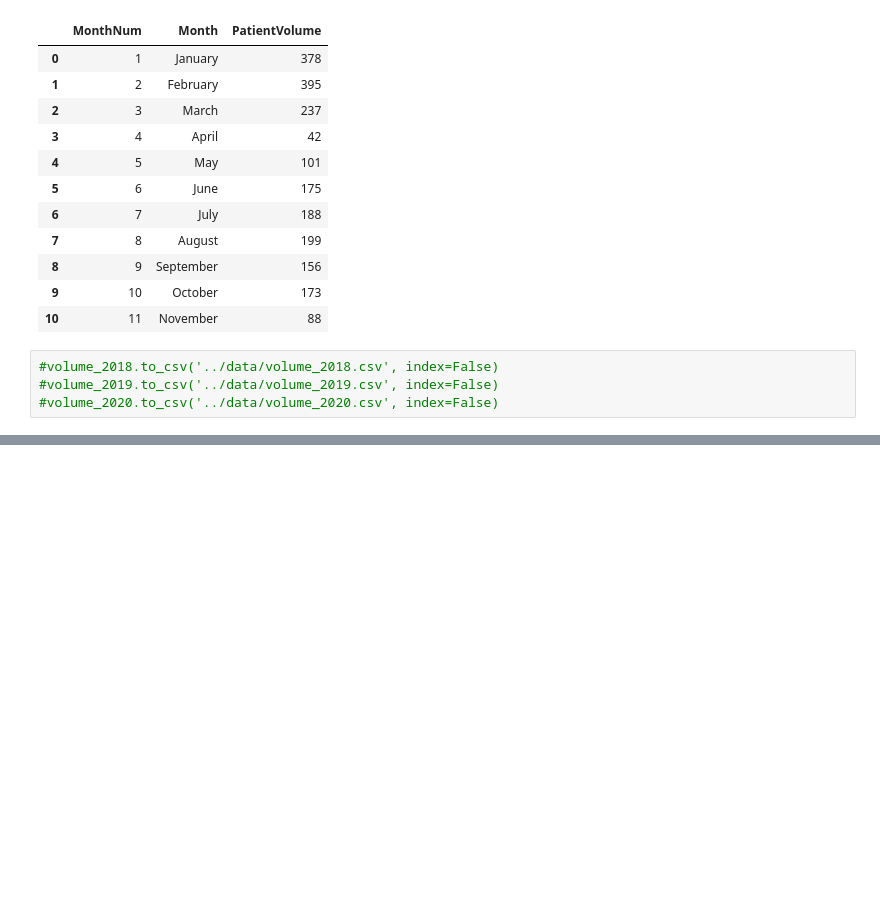
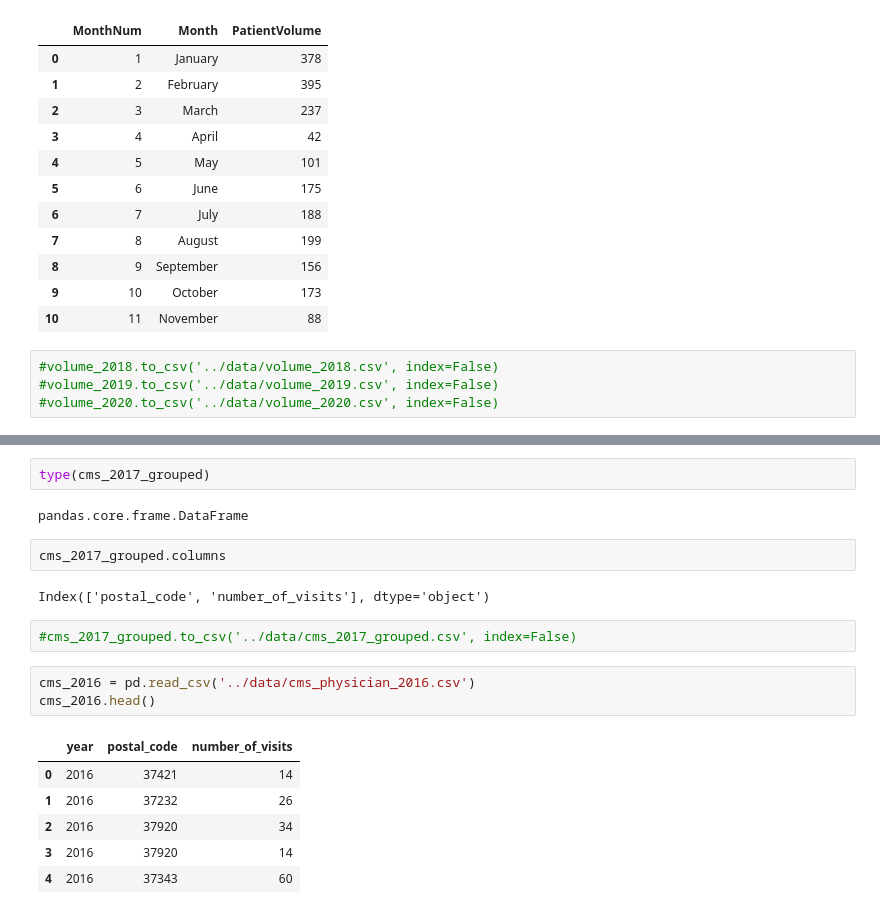
Before and after one commit to bsfcs/smile-on-spiderman, a Jupyter notebook: notebooks/smile_on_eda.ipynb, the cells around one changed output, grey strips where cells are left out. Cells and saved outputs as stored; diff of their text form; blank space fills up the shorter version.

```diff
--- a/notebooks/smile_on_eda.ipynb
+++ b/notebooks/smile_on_eda.ipynb
@@ -894,0 +948,20 @@ volume_2020.head(12)
+# %%
+type(cms_2017_grouped)
+# %% [output]
+pandas.core.frame.DataFrame
+# %%
+cms_2017_grouped.columns
+# %% [output]
+Index(['postal_code', 'number_of_visits'], dtype='object')
+# %%
+#cms_2017_grouped.to_csv('../data/cms_2017_grouped.csv', index=False)
+# %%
+cms_2016 = pd.read_csv('../data/cms_physician_2016.csv')
+cms_2016.head()
+# %% [output]
+|  | year | postal_code | number_of_visits |
+| 0 | 2016 | 37421 | 14 |
+| 1 | 2016 | 37232 | 26 |
+| 2 | 2016 | 37920 | 34 |
+| 3 | 2016 | 37920 | 14 |
+| 4 | 2016 | 37343 | 60 |
```
Also changed, not shown: parts of 14 cells of this notebook, 1 other file.
